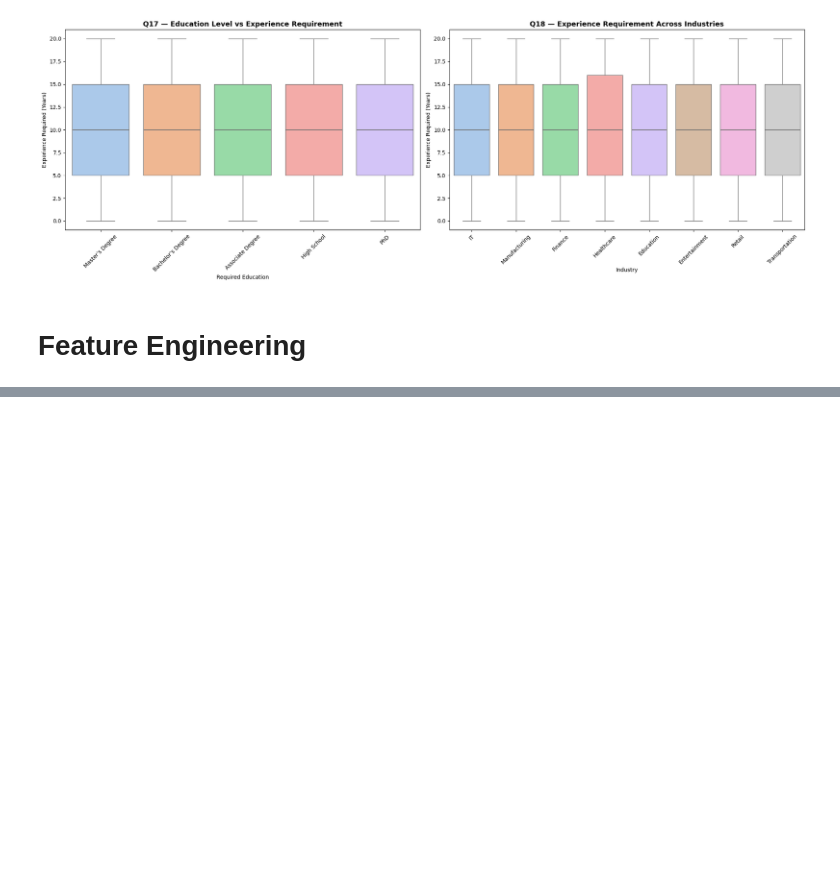
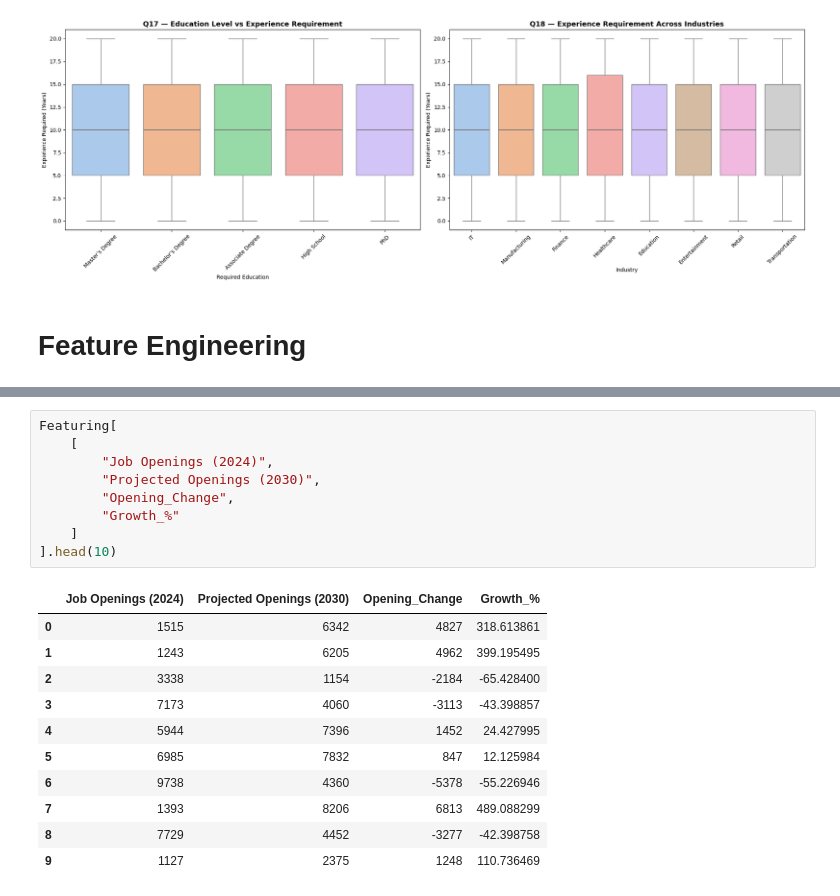
Before and after one commit to AJ0043/AI-Future-of-Jobs-Intelligence-Platform, a Jupyter notebook: AI_Adoption_&_Growth_Analysis.ipynb, the cells around one changed output, grey strips where cells are left out. Drawn from its saved outputs; the diff is of its cells as text; blank space fills up the shorter version.

```diff
--- a/AI_Adoption_&_Growth_Analysis.ipynb
+++ b/AI_Adoption_&_Growth_Analysis.ipynb
@@ -2554,0 +2675,21 @@ plt.show()
+# %%
+Featuring[
+    [
+        "Job Openings (2024)",
+        "Projected Openings (2030)",
+        "Opening_Change",
+        "Growth_%"
+    ]
+].head(10)
+# %% [output]
+|  | Job Openings (2024) | Projected Openings (2030) | Opening_Change | Growth_% |
+| 0 | 1515 | 6342 | 4827 | 318.613861 |
+| 1 | 1243 | 6205 | 4962 | 399.195495 |
+| 2 | 3338 | 1154 | -2184 | -65.428400 |
+| 3 | 7173 | 4060 | -3113 | -43.398857 |
+| 4 | 5944 | 7396 | 1452 | 24.427995 |
+| 5 | 6985 | 7832 | 847 | 12.125984 |
+| 6 | 9738 | 4360 | -5378 | -55.226946 |
+| 7 | 1393 | 8206 | 6813 | 489.088299 |
+| 8 | 7729 | 4452 | -3277 | -42.398758 |
+| 9 | 1127 | 2375 | 1248 | 110.736469 |
```
Also changed, not shown: parts of 15 cells of this notebook.
